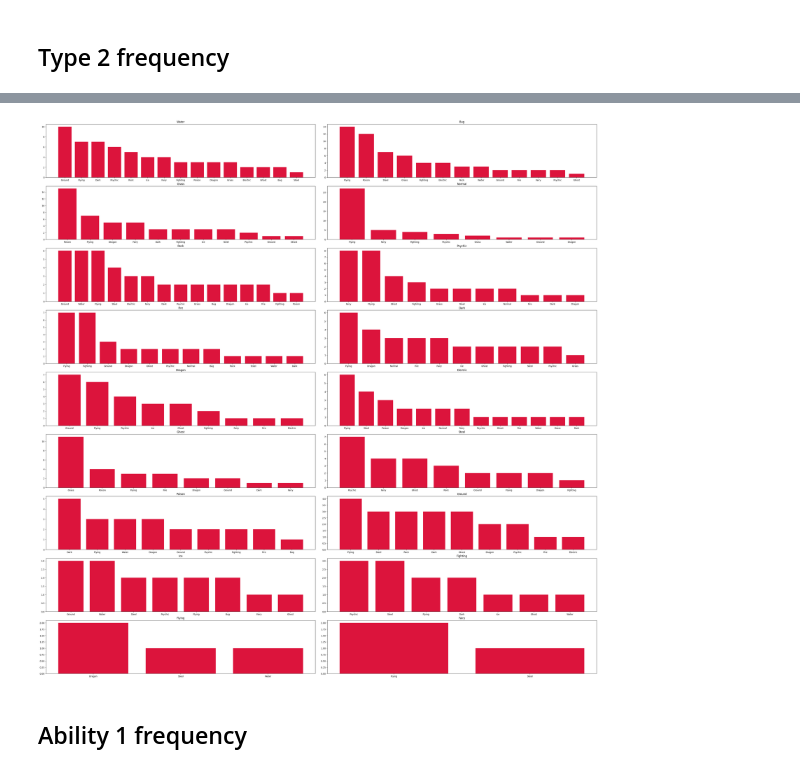
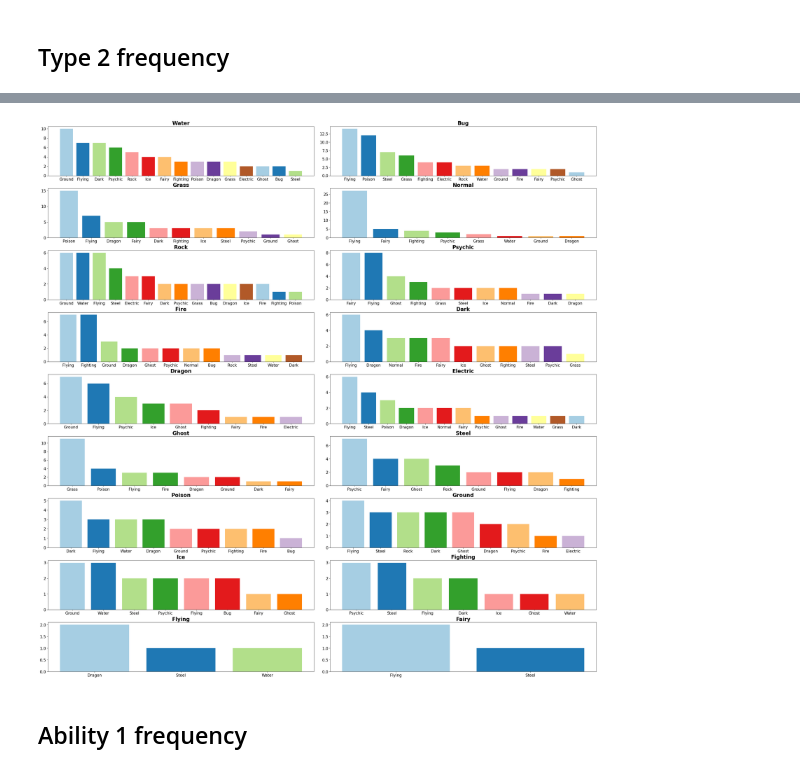
Before and after one commit to BiancaBenelli/Pokemon_project, a Jupyter notebook: Pokemon.ipynb, the cells around one changed output, grey strips where cells are left out. Drawn from its saved outputs; the diff is of its cells as text; code cells hidden in the pictures.

Commit message:
Plot Type 2 frequenices

```diff
--- a/Pokemon.ipynb
+++ b/Pokemon.ipynb
@@ -180,14 +191,13 @@ type_list = type_2_present_mask['type_1'].value_counts().index
 # %%
-fig, axs = plt.subplots(nrows = 9, ncols = 2, figsize = (30, 30), constrained_layout=True)
+fig, axs = plt.subplots(nrows = 9, ncols = 2, figsize = (30, 30), constrained_layout = True)
 for i, ax in zip(range(len(type_list)), axs.flat):
   type_1 = type_2_present_mask[type_2_present_mask['type_1'] == type_list[i]]
   type_2_frequency = type_1['type_2'].value_counts()
-  ax.bar(type_2_frequency.index, type_2_frequency.values, label = type_list[i], color = "crimson")
+  ax.bar(type_2_frequency.index, type_2_frequency.values, label = type_list[i], color = sb.color_palette("Paired", len(type_2_frequency.index)))
   ax.tick_params(axis = 'both', labelsize = 15)
-  # To add a title
-  ax.set_title(type_list[i], fontsize = 20)
+  ax.set_title(type_list[i], fontsize = 20, fontweight='bold')
 plt.show()
 # %% [output]
-[figure, old version]
+[figure, new version]
 # %% [markdown]
 ## Ability 1 frequency
```
Also changed, not shown: parts of 2 cells of this notebook.
